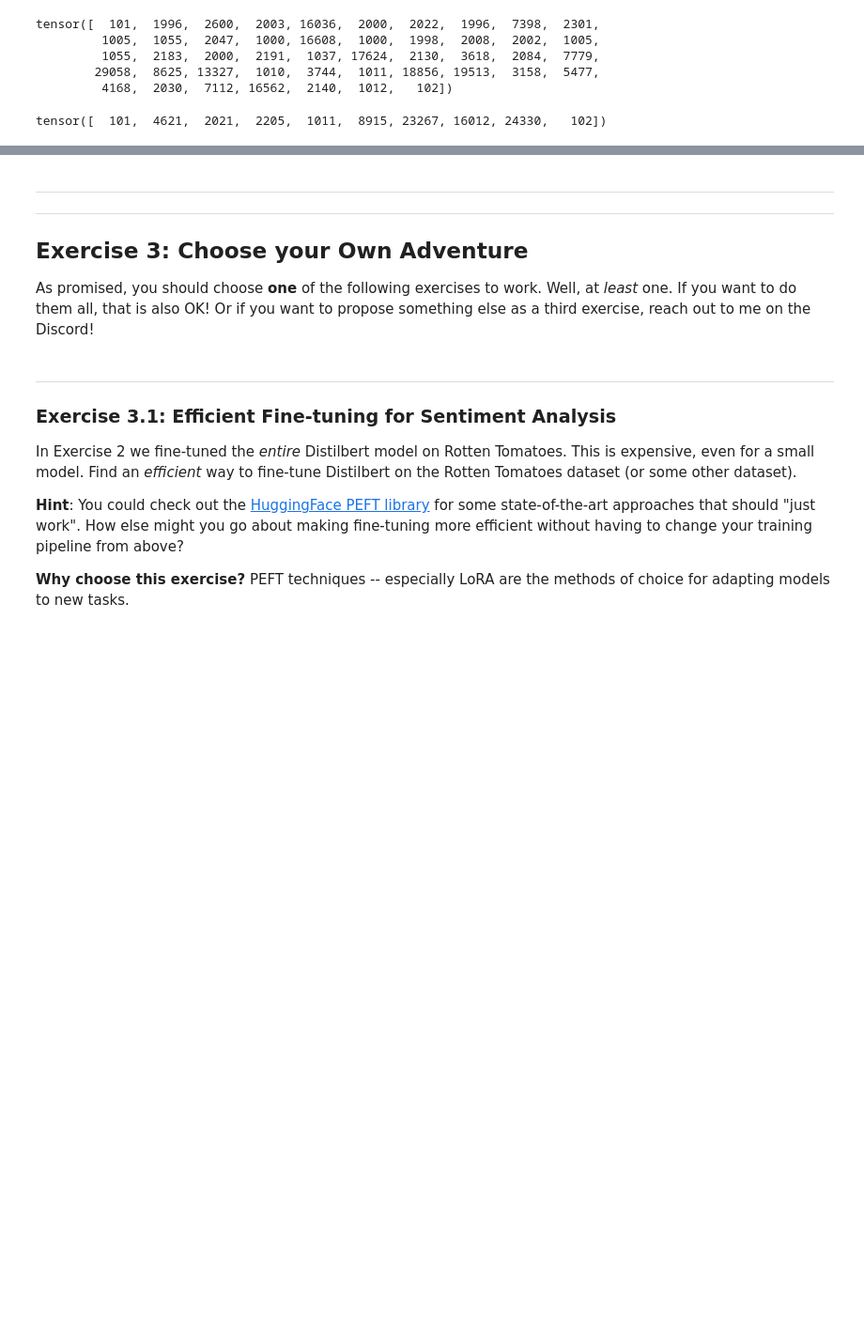
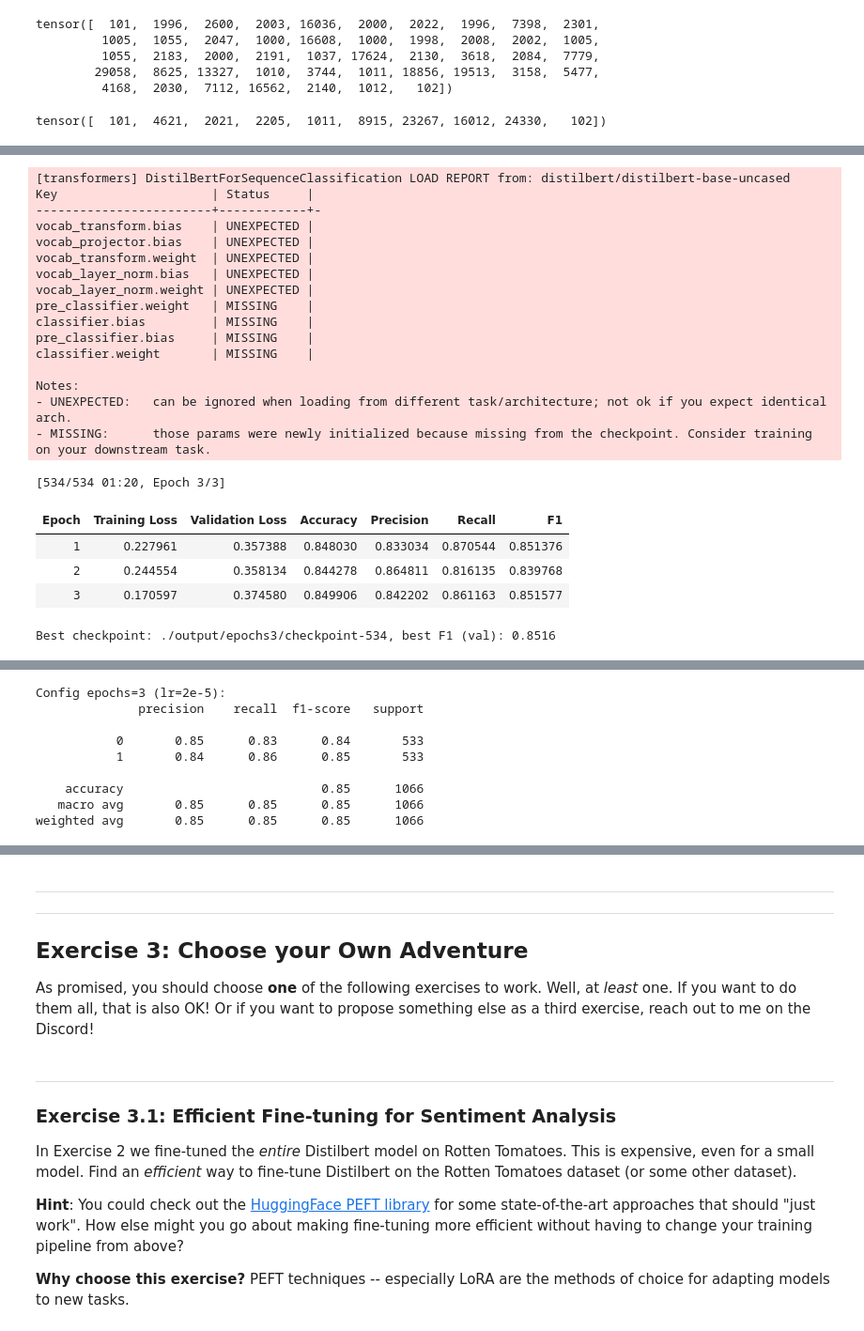
Before and after one commit to Eros-Pinzani/DLA_Projects, a Jupyter notebook: Lab02_DLA/DLA-Lab2.ipynb, the cells around one changed output, grey strips where cells are left out. Shown at 94% size. Saved outputs shown, nothing was run; the diff lists cells and outputs as text; code cells hidden in the pictures; blank space fills up the shorter version.

```diff
--- a/Lab02_DLA/DLA-Lab2.ipynb
+++ b/Lab02_DLA/DLA-Lab2.ipynb
@@ -676,0 +760,46 @@ TrainOutput(global_step=1780, training_loss=0.012748258094380321, metrics={'trai
+# %%
+training_args_3ep = TrainingArguments(
+    output_dir='./output/epochs3',
+    learning_rate=2e-5,
+    per_device_train_batch_size=48,
+    per_device_eval_batch_size=48,
+    num_train_epochs=3,
+    use_cpu=False,
+    save_strategy='epoch',
+    report_to='wandb',
+    run_name='lr2e-5_ep3',
+    logging_strategy="steps",
+    logging_steps=1,
+    do_eval=True,
+    eval_strategy='epoch',
+    load_best_model_at_end=True,
+    metric_for_best_model='f1',
+    greater_is_better=True,
+    save_total_limit=2,   # keep only the best checkpoint + the last one
+)
+trainer_3ep, preds_3ep = finetune_and_test(training_args_3ep)
+print("Config epochs=3 (lr=2e-5):")
+print(classification_report(tokenized_test['label'], np.argmax(preds_3ep.predictions, axis=-1)))
+# %% [output]
+[transformers] DistilBertForSequenceClassification LOAD REPORT from: distilbert/distilbert-base-uncased
+Key                     | Status     |
+------------------------+------------+-
+vocab_transform.bias    | UNEXPECTED |
+vocab_projector.bias    | UNEXPECTED |
+vocab_transform.weight  | UNEXPECTED |
+vocab_layer_norm.bias   | UNEXPECTED |
+vocab_layer_norm.weight | UNEXPECTED |
+pre_classifier.weight   | MISSING    |
+classifier.bias         | MISSING    |
+pre_classifier.bias     | MISSING    |
+classifier.weight       | MISSING    |
+
+Notes:
+- UNEXPECTED:   can be ignored when loading from different task/architecture; not ok if you expect identical arch.
+- MISSING:      those params were newly initialized because missing from the checkpoint. Consider training on your downstream task.
+[534/534 01:20, Epoch 3/3]
+| Epoch | Training Loss | Validation Loss | Accuracy | Precision | Recall | F1 |
+| 1 | 0.227961 | 0.357388 | 0.848030 | 0.833034 | 0.870544 | 0.851376 |
+| 2 | 0.244554 | 0.358134 | 0.844278 | 0.864811 | 0.816135 | 0.839768 |
+| 3 | 0.170597 | 0.374580 | 0.849906 | 0.842202 | 0.861163 | 0.851577 |
+Best checkpoint: ./output/epochs3/checkpoint-534, best F1 (val): 0.8516
@@ -676,0 +807,9 @@ TrainOutput(global_step=1780, training_loss=0.012748258094380321, metrics={'trai
+Config epochs=3 (lr=2e-5):
+              precision    recall  f1-score   support
+
+           0       0.85      0.83      0.84       533
+           1       0.84      0.86      0.85       533
+
+    accuracy                           0.85      1066
+   macro avg       0.85      0.85      0.85      1066
+weighted avg       0.85      0.85      0.85      1066
```
Also changed, not shown: parts of 12 cells of this notebook.
